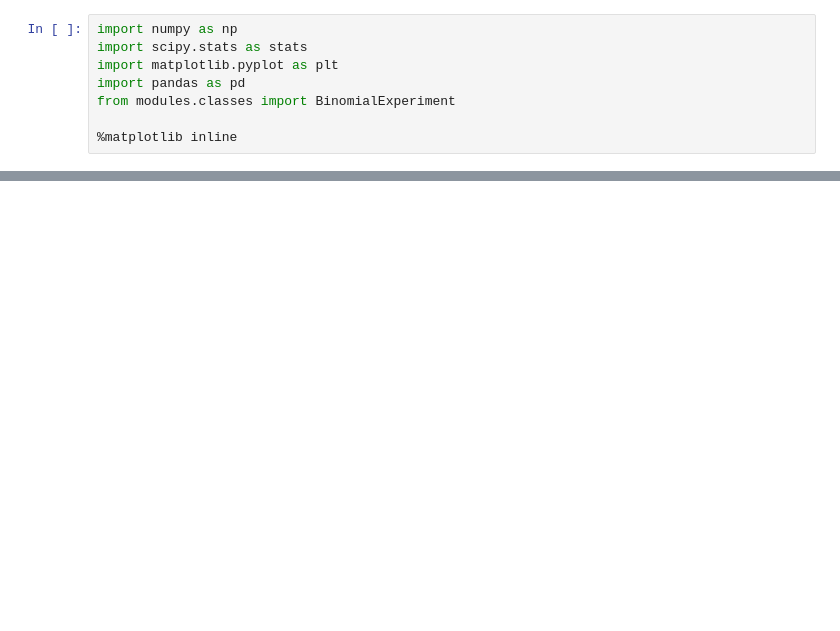
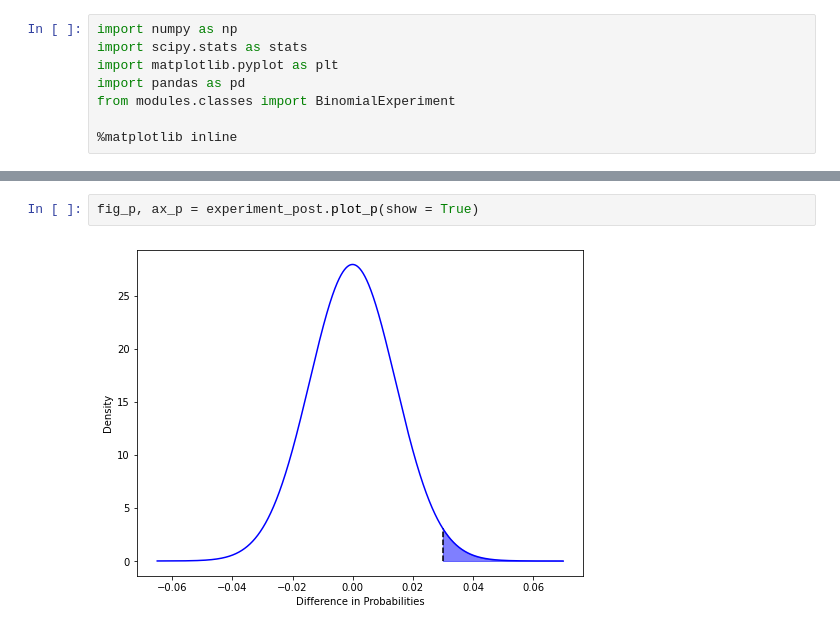
Before and after one commit to rmkeeler/statistical-significance-marketing, a Jupyter notebook: class-testing.ipynb, the cells around one changed output, grey strips where cells are left out. Cells and saved outputs as stored; diff of their text form; blank space fills up the shorter version.

```diff
--- a/class-testing.ipynb
+++ b/class-testing.ipynb
@@ -41,0 +32,4 @@ P Value                  0.008
+# %%
+fig_p, ax_p = experiment_post.plot_p(show = True)
+# %% [output]
+[figure, added]
```
Also changed, not shown: parts of 6 cells of this notebook, 1 other file.
